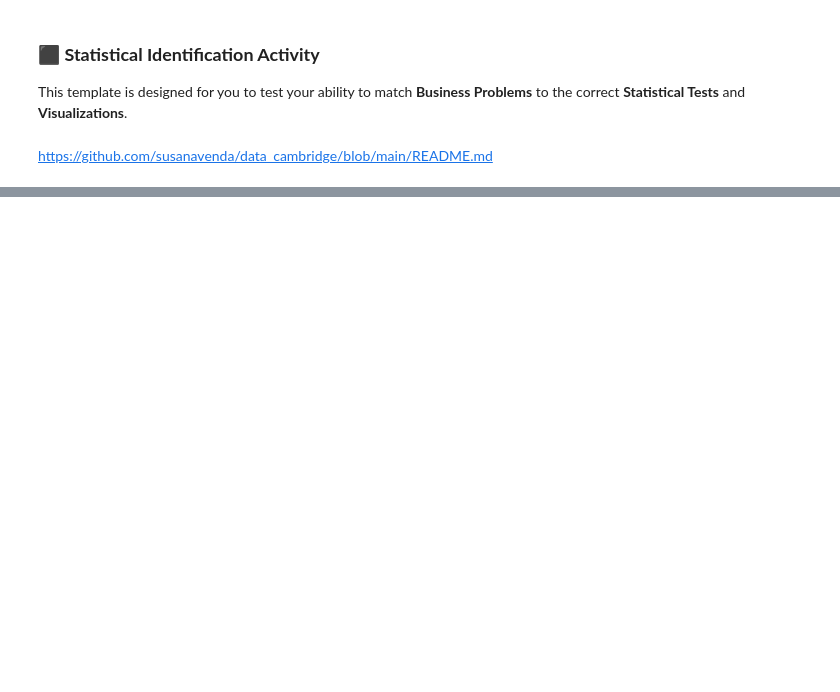
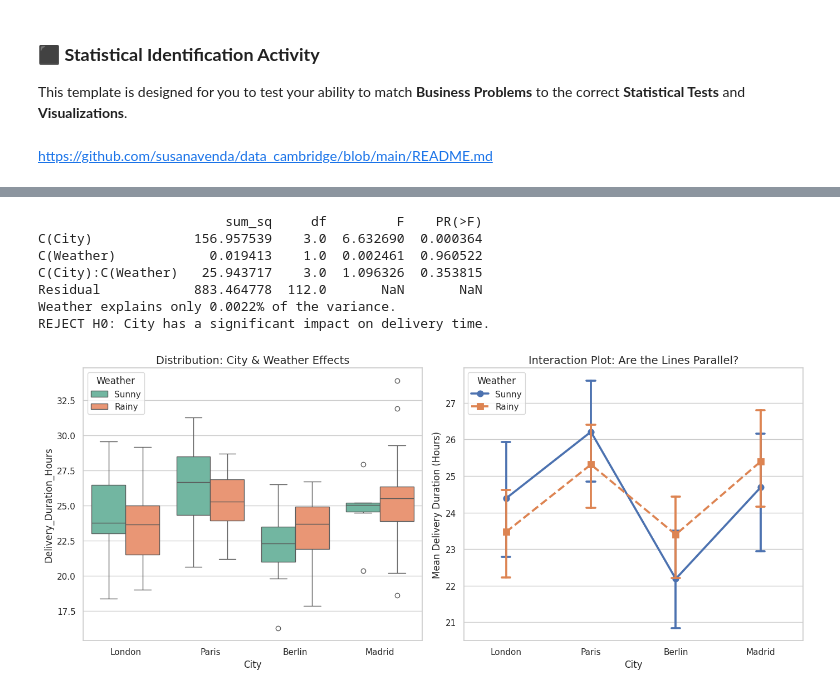
Before and after one commit to susanavenda/data_cambridge, a Jupyter notebook: myactivity.ipynb, the cells around one changed output, grey strips where cells are left out. Saved outputs shown, nothing was run; the diff lists cells and outputs as text; code cells hidden in the pictures; blank space fills up the shorter version.

```diff
--- a/myactivity.ipynb
+++ b/myactivity.ipynb
@@ -633,0 +239,69 @@ dtype: object
+# %%
+# 2. Define the model - adding weather
+# 'Delivery_Duration_Hours ~ C(City) + C(Weather) + C(City):C(Weather)'
+# This checks: City effect + Weather effect + Interaction effect
+
+# The effect of City.
+# The effect of Weather.
+# The Interaction (does weather affect some cities differently than others?)
+# In a Two-Way ANOVA, we use Formula Notation (often called Wilkinson notation) to tell the computer which variables are the "causes" and which is the "effect."
+model = ols('Delivery_Duration_Hours ~ C(City) * C(Weather)', data=dataset).fit()
+
+# 3. Perform the ANOVA
+anova_2way = sm.stats.anova_lm(model, typ=2)
+
+print(anova_2way)
+
+# PR(>F) column (the p-values), you are looking for three distinct things:C(City):
+#Does the city still matter once weather is accounted for?
+#C(Weather): Does weather independently slow things down?
+#C(City):C(Weather): This is the Interaction.
+#If this is $< 0.05$, your model has discovered that certain cities are "weather-sensitive."
+
+# Partial Eta-Squared for Weather
+# SS_Weather / (SS_Weather + SS_Residual)
+esq_weather = anova_2way['sum_sq'].iloc[1] / (anova_2way['sum_sq'].iloc[1] + anova_2way['sum_sq'].iloc[3])
+
+print(f"Weather explains only {esq_weather*100:.4f}% of the variance.")
+
+# 1. Set the visual stage
+plt.figure(figsize=(14, 6))
+sns.set_theme(style="whitegrid")
+
+# --- LEFT PLOT: Grouped Boxplot ---
+# Shows the distribution and spread (The "Noise")
+plt.subplot(1, 2, 1)
+sns.boxplot(data=dataset, x='City', y='Delivery_Duration_Hours', hue='Weather', palette='Set2')
+plt.title('Distribution: City & Weather Effects', fontsize=14)
+
+# --- RIGHT PLOT: Interaction Plot (Pointplot) ---
+# Shows the means and the interaction (The "Signal")
+plt.subplot(1, 2, 2)
+sns.pointplot(data=dataset, x='City', y='Delivery_Duration_Hours', hue='Weather',
+              capsize=.1, markers=["o", "s"], linestyles=["-", "--"])
+
+plt.title('Interaction Plot: Are the Lines Parallel?', fontsize=14)
+plt.ylabel('Mean Delivery Duration (Hours)')
+
+plt.tight_layout()
+plt.savefig('two_way_interaction_analysis.png')
+
+alpha = 0.05
+p_city = anova_2way['PR(>F)'].iloc[0]
+
+if p_city < alpha:
+    print("REJECT H0: City has a significant impact on delivery time.")
+else:
+    print("FAIL TO REJECT H0: No significant difference between cities.")
+
+#Why this matches your $14.8\%$ Result:If you see the lines are almost on top of each other and very flat,
+# it visually confirms why your Eta-Squared for Weather was near $0\%$. The graph will show that the "dots" for different weathers are at nearly the same height, meaning Weather isn't explaining the variation.
+# %% [output]
+                        sum_sq     df         F    PR(>F)
+C(City)             156.957539    3.0  6.632690  0.000364
+C(Weather)            0.019413    1.0  0.002461  0.960522
+C(City):C(Weather)   25.943717    3.0  1.096326  0.353815
+Residual            883.464778  112.0       NaN       NaN
+Weather explains only 0.0022% of the variance.
+REJECT H0: City has a significant impact on delivery time.
+[figure, added]
```
Also changed, not shown: parts of 36 cells of this notebook.
